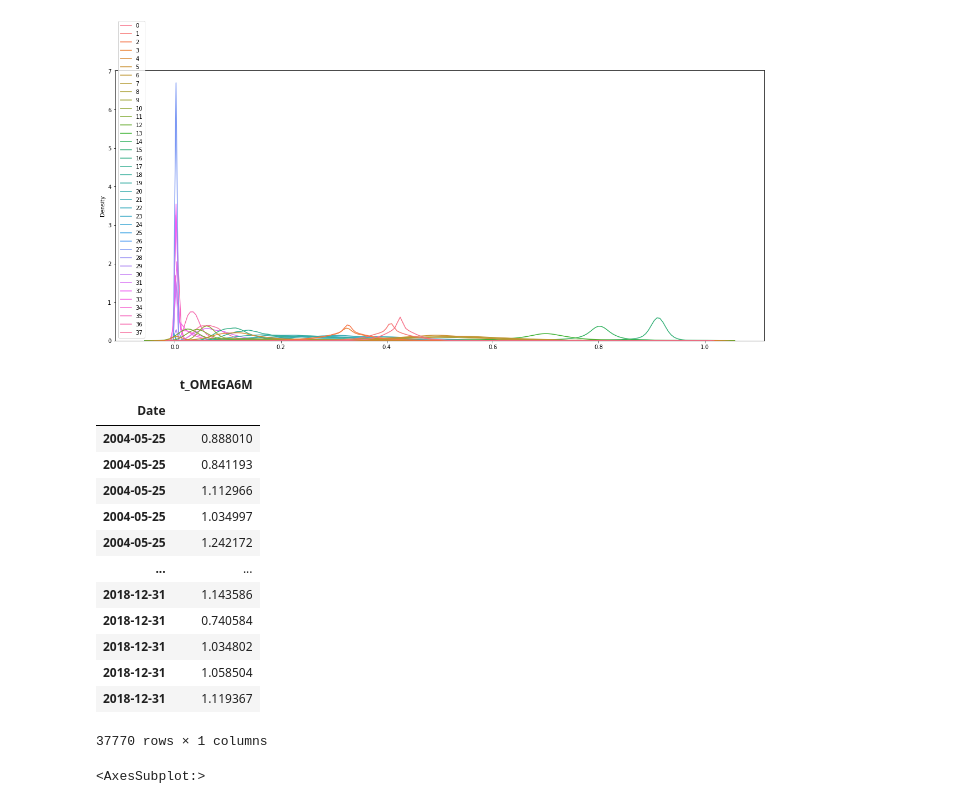
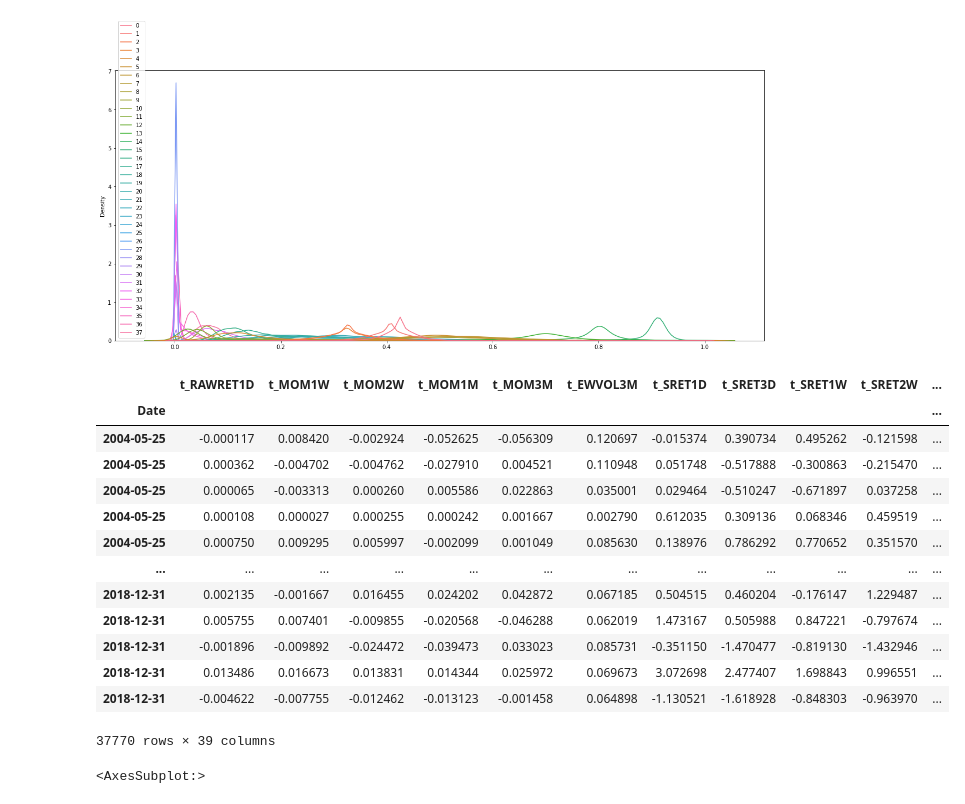
Before and after one commit to falken1983/fx_letor, a Jupyter notebook: multioutput_regress_then_rank.ipynb, the cells around one changed output. Saved outputs shown, nothing was run; the diff lists cells and outputs as text; code cells hidden in the pictures.

```diff
--- a/multioutput_regress_then_rank.ipynb
+++ b/multioutput_regress_then_rank.ipynb
@@ -168,8 +186,8 @@ corr.style.background_gradient(
 # %% [output]
 [interactive output not drawn]
 # %%
-bool_targets = train.columns.str.contains("t_6M") & ~train.columns.isin(["symbols"])
-bool_predictors = ~train.columns.str.startswith("t_") & ~train.columns.isin(["symbols"])
+bool_targets = train.columns.str.startswith("t") & ~train.columns.isin(["symbols"])
+bool_predictors = ~train.columns.str.startswith("t") & ~train.columns.isin(["symbols"])
 # %%
 train.columns[bool_targets]
 # %% [output]
@@ -233,22 +259,22 @@ sns.kdeplot(data=X_train_minmax_scaled)
 <AxesSubplot:ylabel='Density'>
 [figure]
 # %%
-y_train[["t_OMEGA6M"]]
+y_train
 # %% [output]
-|  | t_OMEGA6M |
-| Date |  |
-| 2004-05-25 | 0.888010 |
-| 2004-05-25 | 0.841193 |
-| 2004-05-25 | 1.112966 |
-| 2004-05-25 | 1.034997 |
-| 2004-05-25 | 1.242172 |
-| ... | ... |
-| 2018-12-31 | 1.143586 |
-| 2018-12-31 | 0.740584 |
-| 2018-12-31 | 1.034802 |
-| 2018-12-31 | 1.058504 |
-| 2018-12-31 | 1.119367 |
+|  | t_RAWRET1D | t_MOM1W | t_MOM2W | t_MOM1M | t_MOM3M | t_EWVOL3M | t_SRET1D | t_SRET3D | t_SRET1W | t_SRET2W | ... |
+| Date |  |  |  |  |  |  |  |  |  |  | ... |
+| 2004-05-25 | -0.000117 | 0.008420 | -0.002924 | -0.052625 | -0.056309 | 0.120697 | -0.015374 | 0.390734 | 0.495262 | -0.121598 | ... |
+| 2004-05-25 | 0.000362 | -0.004702 | -0.004762 | -0.027910 | 0.004521 | 0.110948 | 0.051748 | -0.517888 | -0.300863 | -0.215470 | ... |
+| 2004-05-25 | 0.000065 | -0.003313 | 0.000260 | 0.005586 | 0.022863 | 0.035001 | 0.029464 | -0.510247 | -0.671897 | 0.037258 | ... |
+| 2004-05-25 | 0.000108 | 0.000027 | 0.000255 | 0.000242 | 0.001667 | 0.002790 | 0.612035 | 0.309136 | 0.068346 | 0.459519 | ... |
+| 2004-05-25 | 0.000750 | 0.009295 | 0.005997 | -0.002099 | 0.001049 | 0.085630 | 0.138976 | 0.786292 | 0.770652 | 0.351570 | ... |
+| ... | ... | ... | ... | ... | ... | ... | ... | ... | ... | ... | ... |
+| 2018-12-31 | 0.002135 | -0.001667 | 0.016455 | 0.024202 | 0.042872 | 0.067185 | 0.504515 | 0.460204 | -0.176147 | 1.229487 | ... |
+| 2018-12-31 | 0.005755 | 0.007401 | -0.009855 | -0.020568 | -0.046288 | 0.062019 | 1.473167 | 0.505988 | 0.847221 | -0.797674 | ... |
+| 2018-12-31 | -0.001896 | -0.009892 | -0.024472 | -0.039473 | 0.033023 | 0.085731 | -0.351150 | -1.470477 | -0.819130 | -1.432946 | ... |
+| 2018-12-31 | 0.013486 | 0.016673 | 0.013831 | 0.014344 | 0.025972 | 0.069673 | 3.072698 | 2.477407 | 1.698843 | 0.996551 | ... |
+| 2018-12-31 | -0.004622 | -0.007755 | -0.012462 | -0.013123 | -0.001458 | 0.064898 | -1.130521 | -1.618928 | -0.848303 | -0.963970 | ... |
-37770 rows × 1 columns
+37770 rows × 39 columns
 # %%
 # LR Supports MultiOutput By Default. Therefore Trial for Best Target to Regress is Straightforward
 from sklearn.linear_model import LinearRegression
```
Also changed, not shown: parts of 16 cells of this notebook.
